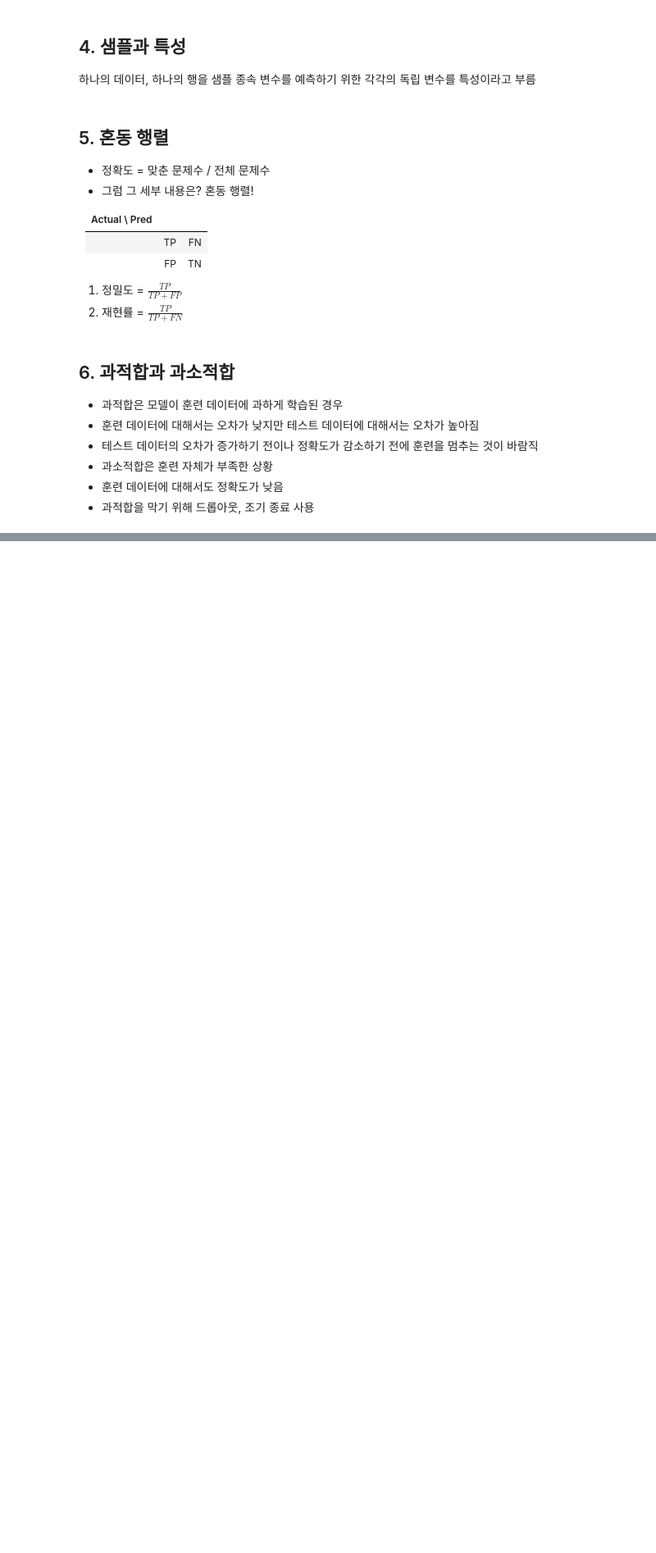
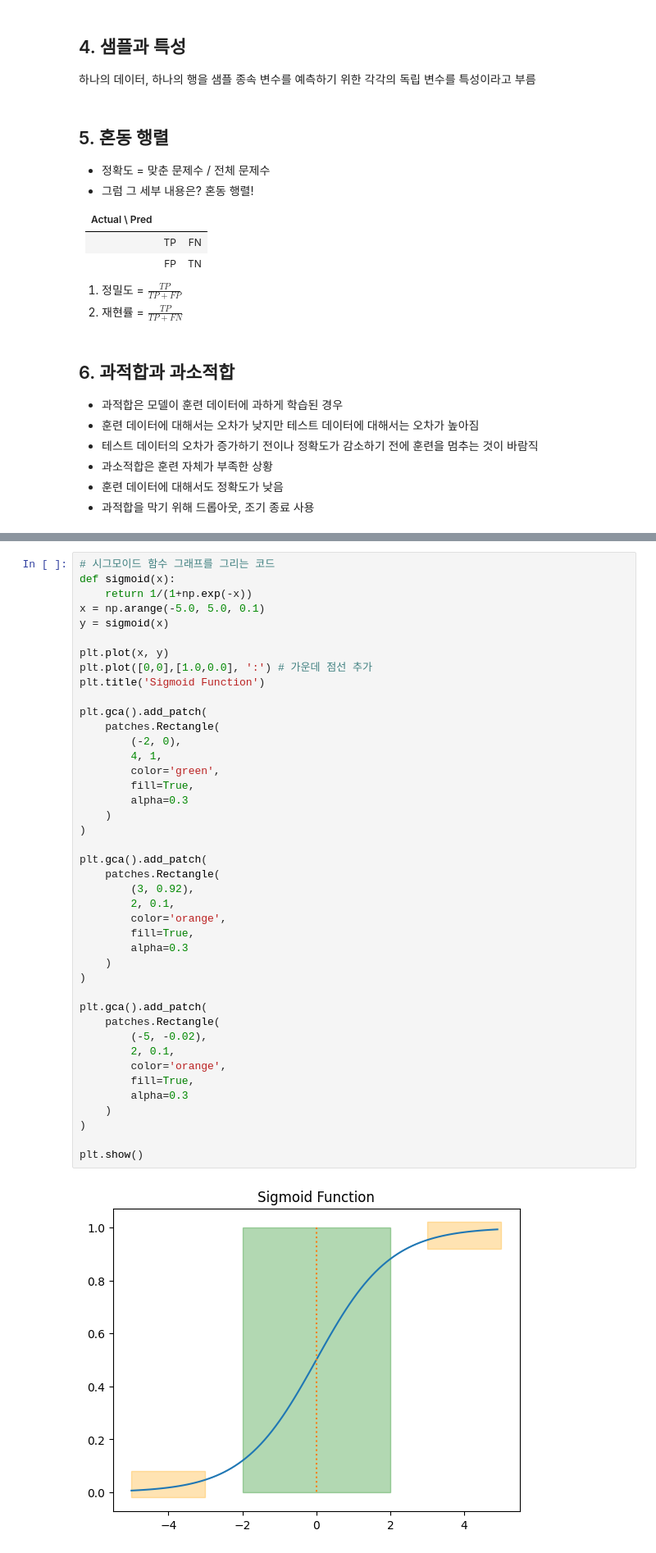
Before and after one commit to cgm-16/pytorch-ml-study, a Jupyter notebook: 06_artificial_neural_network/06_01_ML_basic_concepts.ipynb, the cells around one changed output, grey strips where cells are left out. Shown at 82% size. Saved outputs shown, nothing was run; the diff lists cells and outputs as text; blank space fills up the shorter version.

```diff
--- a/06_artificial_neural_network/06_01_ML_basic_concepts.ipynb
+++ b/06_artificial_neural_network/06_01_ML_basic_concepts.ipynb
@@ -49,0 +66,44 @@
+# %%
+# 시그모이드 함수 그래프를 그리는 코드
+def sigmoid(x):
+    return 1/(1+np.exp(-x))
+x = np.arange(-5.0, 5.0, 0.1)
+y = sigmoid(x)
+
+plt.plot(x, y)
+plt.plot([0,0],[1.0,0.0], ':') # 가운데 점선 추가
+plt.title('Sigmoid Function')
+
+plt.gca().add_patch(
+    patches.Rectangle(
+        (-2, 0),
+        4, 1,
+        color='green',
+        fill=True,
+        alpha=0.3
+    )
+)
+
+plt.gca().add_patch(
+    patches.Rectangle(
+        (3, 0.92),
+        2, 0.1,
+        color='orange',
+        fill=True,
+        alpha=0.3
+    )
+)
+
+plt.gca().add_patch(
+    patches.Rectangle(
+        (-5, -0.02),
+        2, 0.1,
+        color='orange',
+        fill=True,
+        alpha=0.3
+    )
+)
+
+plt.show()
+# %% [output]
+[figure, added]
```
Also changed, not shown: parts of 17 cells of this notebook.
